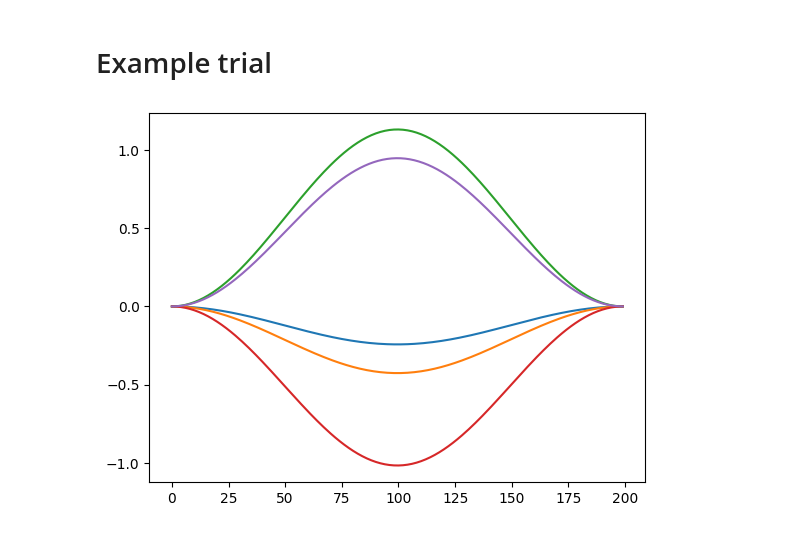
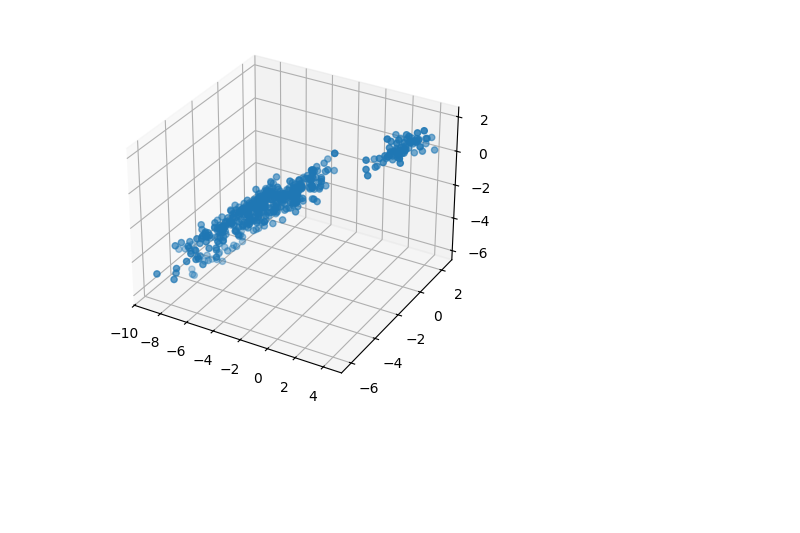
Before and after one commit to mnlmrc/OffManifoldLearning, a Jupyter notebook: notebooks/simulations.ipynb, the cells around one changed output. Drawn from its saved outputs; the diff is of its cells as text; code cells hidden in the pictures; blank space fills up the shorter version.

```diff
--- a/notebooks/simulations.ipynb
+++ b/notebooks/simulations.ipynb
@@ -19,8 +14,8 @@ Aa = Aa / (np.linalg.norm(Aa, axis=0, keepdims=True) + 1e-12)
 # %%
 # Simulate flexor bias and add to the mixing matrix (flexion correspond to negative x direction)
-flexCh = np.arange(0, Nf, N, dtype=int)
+flexCh = np.arange(0, N, Nd, dtype=int)
 s = np.zeros(N)
-bias = .9
+bias = 1
 s[flexCh] = bias
 flexBias = s / np.linalg.norm(s)
 A = np.c_[flexBias, Aa]
@@ -34,7 +27,10 @@ plt.show()
 # %%
+# set strength of enslaving
+flexBias = np.outer(flexBias, flexBias.T)
 coupling = .3
 C = np.full((N, N), coupling, dtype=float)
 C += 0.02 * rng.standard_normal((N, N))
+C += flexBias
 np.fill_diagonal(C, 1.0)
 plt.imshow(C)
 plt.title('Finger coupling matrix')
@@ -47,9 +41,6 @@ plt.show()
 # %%
-# A simple smooth movement profile (same for all trials; scales change trial-by-trial)
+# Create a force profile
 t = np.linspace(0, 1, T)
-profile = np.sin(np.pi * t) ** 2  # 0 -> peak -> 0
-plt.plot(t, profile)
-plt.xlabel('time')
-plt.ylabel('force')
-plt.title('Force profile')
-plt.show()
+profile = np.sin(np.pi * t) ** 2
+B = rng.standard_normal((Nf, Nd, d))
+B[:, :, 0] *= (1. + bias)
@@ -61,14 +47,24 @@ Bb = B[0, 0]
-# %% [markdown]
-# Example trial
 # %%
-# example trial
-f = rng.integers(0, Nf)          # which finger is instructed
-v = np.array([1, 0, 0], dtype=float)       # movement direction in 3D
-v /= (np.linalg.norm(v) + 1e-12)
-amp = 1 + .2 * rng.standard_normal() # movement amplitude
-z_vec = v[0] * B[f, 0] + v[1] * B[f, 1] + v[2] * B[f, 2] # (d,)
-Z = (amp * profile)[:, None] * z_vec[None, :] # (T, d)
-plt.plot(Z)
+# example trials
+ntrials = 100
+Ft_peak = np.zeros((ntrials, N))
+for ntrial in range(ntrials):
+    f = rng.integers(0, Nf)          # which finger is instructed
+    v = np.array([1, 0, 0], dtype=float)       # movement direction in 3D
+    v /= (np.linalg.norm(v) + 1e-12)
+    amp = 1 + .2 * rng.standard_normal() # movement amplitude
+    z_vec = v[0] * B[f, 0] + v[1] * B[f, 1] + v[2] * B[f, 2] # (d,)
+    Z = (amp * profile)[:, None] * z_vec[None, :] # (T, d)
+    X = Z @ A.T
+    noise=.3
+    X += noise * rng.standard_normal(X.shape)
+    Ft = X @ C.T
+    Ft_peak[ntrial] = Ft[T // 2]
+
+fig, ax = plt.subplots(subplot_kw={'projection': '3d'})
+
+ax.scatter(Ft_peak[:, ::3], Ft_peak[:, 1::3], Ft_peak[:, 2::3])
+
 plt.show()
 # %% [output]
-[figure, old version]
+[figure, new version]
```
Also changed, not shown: parts of 11 cells of this notebook, 3 other files.
